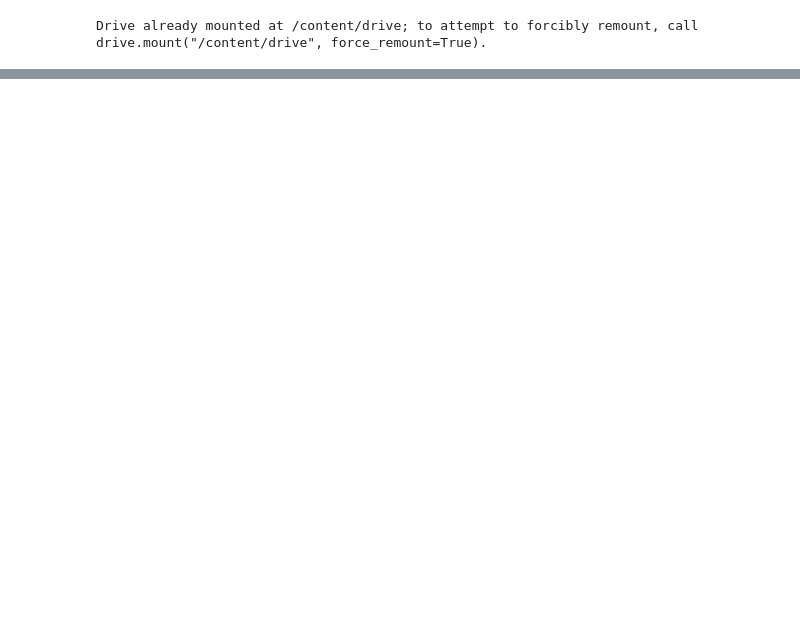
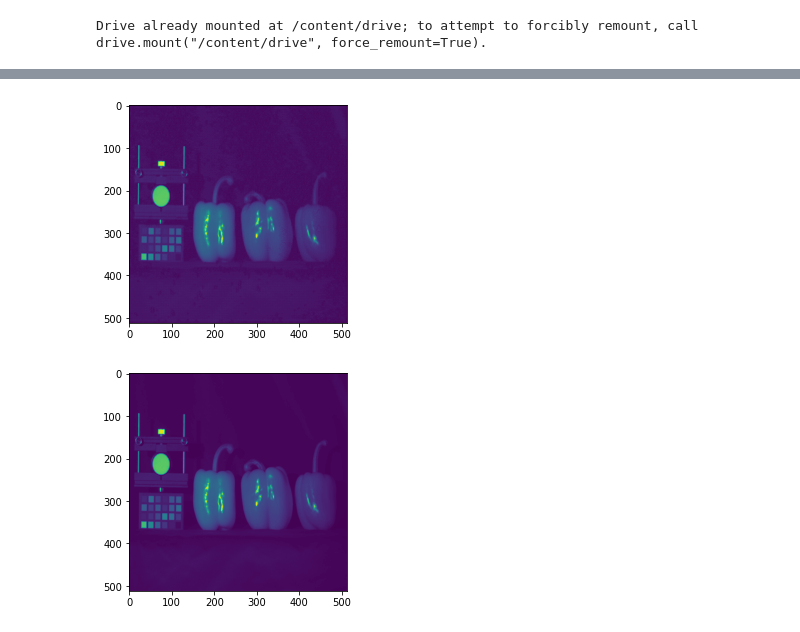
Before and after one commit to bemc22/spectral-gans, a Jupyter notebook: notebooks/SpectralGenerator.ipynb, the cells around one changed output, grey strips where cells are left out. Saved outputs shown, nothing was run; the diff lists cells and outputs as text; code cells hidden in the pictures; blank space fills up the shorter version.

```diff
--- a/notebooks/SpectralGenerator.ipynb
+++ b/notebooks/SpectralGenerator.ipynb
@@ -183,3 +223,13 @@ Clipping input data to the valid range for imshow with RGB data ([0..1] for floa
+# %%
+x = tf.reduce_mean(estimated, axis=-1)
+plt.imshow(x[0])
+plt.show()
+
+plt.imshow(target[0,:,:,0])
+plt.show()
+# %% [output]
+[figure, added]
+[figure, added]
 # %%
 plt.imshow(alpha[ : ,:, 0])
 # %% [output]
```
Also changed, not shown: parts of 10 cells of this notebook, 5 other files.
